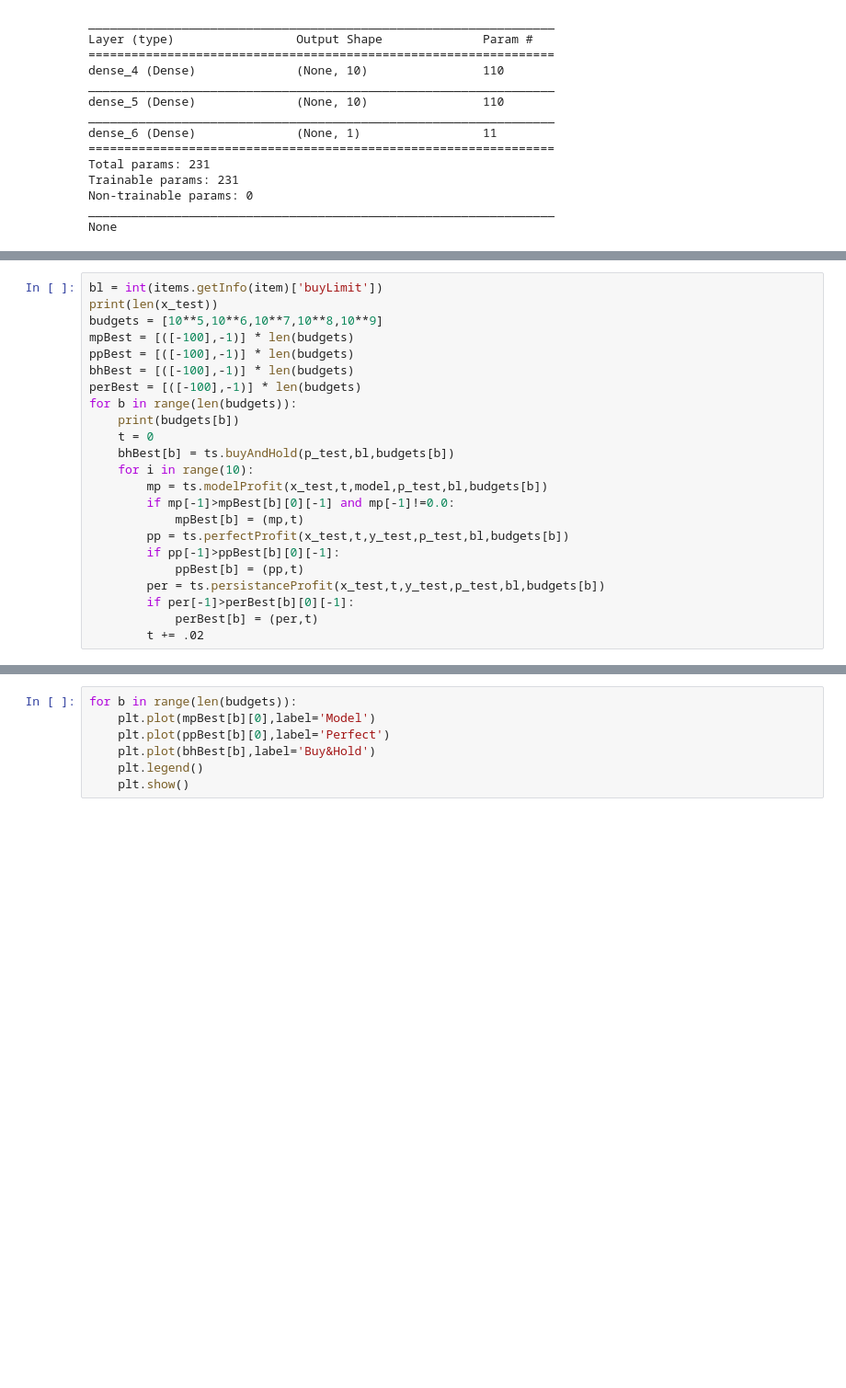
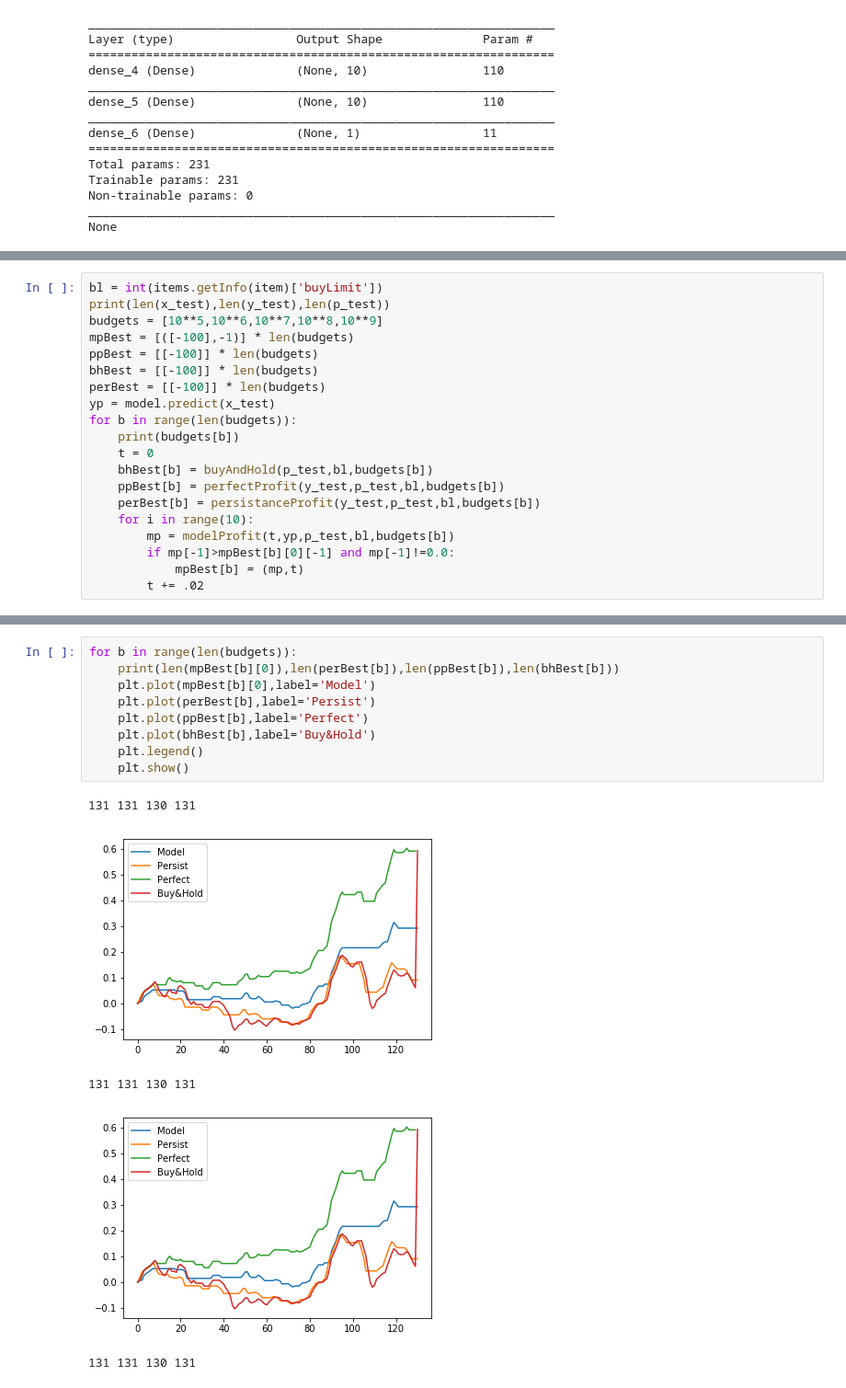
Before and after one commit to rmmartin02/OSRS_Research, a Jupyter notebook: ML/OSRS/Classification.ipynb, the cells around one changed output, grey strips where cells are left out. Shown: that part at 92% size. Drawn from its saved outputs; the diff is of its cells as text; blank space fills up the shorter version.

```diff
--- a/ML/OSRS/Classification.ipynb
+++ b/ML/OSRS/Classification.ipynb
@@ -247,24 +309,21 @@ plt.show()
 # %%
 bl = int(items.getInfo(item)['buyLimit'])
-print(len(x_test))
+print(len(x_test),len(y_test),len(p_test))
 budgets = [10**5,10**6,10**7,10**8,10**9]
 mpBest = [([-100],-1)] * len(budgets)
-ppBest = [([-100],-1)] * len(budgets)
-bhBest = [([-100],-1)] * len(budgets)
-perBest = [([-100],-1)] * len(budgets)
+ppBest = [[-100]] * len(budgets)
+bhBest = [[-100]] * len(budgets)
+perBest = [[-100]] * len(budgets)
+yp = model.predict(x_test)
 for b in range(len(budgets)):
     print(budgets[b])
     t = 0
-    bhBest[b] = ts.buyAndHold(p_test,bl,budgets[b])
+    bhBest[b] = buyAndHold(p_test,bl,budgets[b])
+    ppBest[b] = perfectProfit(y_test,p_test,bl,budgets[b])
+    perBest[b] = persistanceProfit(y_test,p_test,bl,budgets[b])
     for i in range(10):
-        mp = ts.modelProfit(x_test,t,model,p_test,bl,budgets[b])
+        mp = modelProfit(t,yp,p_test,bl,budgets[b])
         if mp[-1]>mpBest[b][0][-1] and mp[-1]!=0.0:
             mpBest[b] = (mp,t)
-        pp = ts.perfectProfit(x_test,t,y_test,p_test,bl,budgets[b])
-        if pp[-1]>ppBest[b][0][-1]:
-            ppBest[b] = (pp,t)
-        per = ts.persistanceProfit(x_test,t,y_test,p_test,bl,budgets[b])
-        if per[-1]>perBest[b][0][-1]:
-            perBest[b] = (per,t)
         t += .02
 # %% [output]
@@ -280,7 +361,15 @@ for b in range(len(budgets)):
 # %%
 for b in range(len(budgets)):
+    print(len(mpBest[b][0]),len(perBest[b]),len(ppBest[b]),len(bhBest[b]))
     plt.plot(mpBest[b][0],label='Model')
-    plt.plot(ppBest[b][0],label='Perfect')
+    plt.plot(perBest[b],label='Persist')
+    plt.plot(ppBest[b],label='Perfect')
     plt.plot(bhBest[b],label='Buy&Hold')
     plt.legend()
     plt.show()
+# %% [output]
+131 131 130 131
+[figure, added]
+131 131 130 131
+[figure, added]
+131 131 130 131
```
Also changed, not shown: parts of 16 cells of this notebook.
